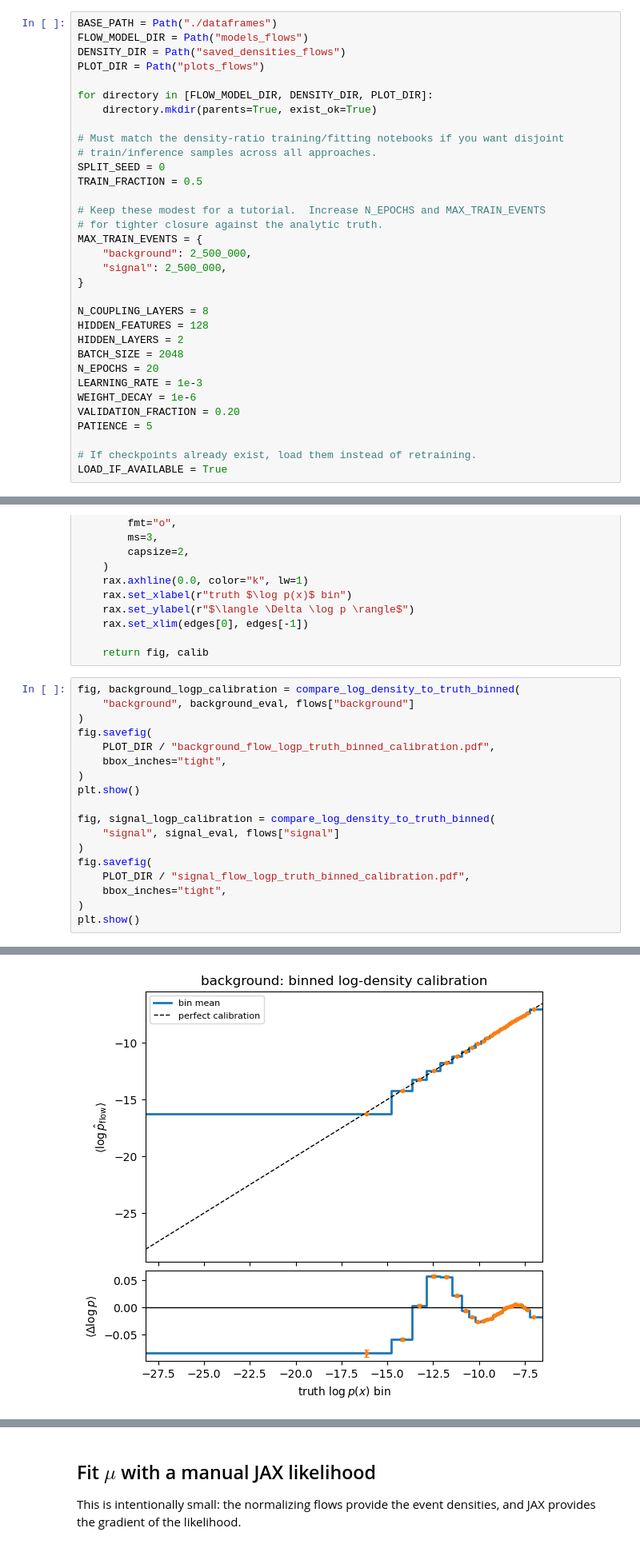
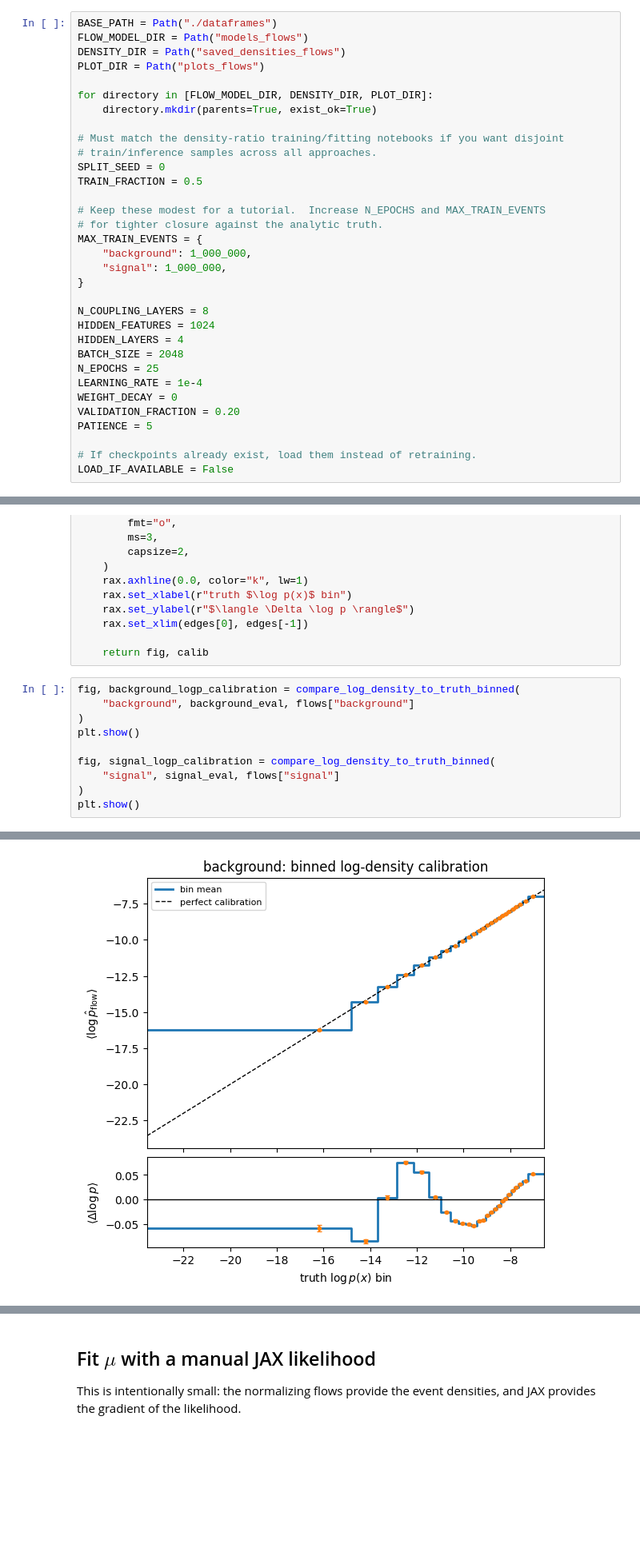
Before and after one commit to Ragansu/NSBI-workflow-tutorial, a Jupyter notebook: workshops/ml4hep_tifr_colab/Exercise_4_normalizing_flows_density_estimation_direct_likelihood.ipynb, the cells around one changed output, grey strips where cells are left out. Shown at 80% size. Saved outputs shown, nothing was run; the diff lists cells and outputs as text; blank space fills up the shorter version.

```diff
--- a/workshops/ml4hep_tifr_colab/Exercise_4_normalizing_flows_density_estimation_direct_likelihood.ipynb
+++ b/workshops/ml4hep_tifr_colab/Exercise_4_normalizing_flows_density_estimation_direct_likelihood.ipynb
@@ -144,22 +145,22 @@ TRAIN_FRACTION = 0.5
 # Keep these modest for a tutorial.  Increase N_EPOCHS and MAX_TRAIN_EVENTS
 # for tighter closure against the analytic truth.
 MAX_TRAIN_EVENTS = {
-    "background": 2_500_000,
-    "signal": 2_500_000,
+    "background": 1_000_000,
+    "signal": 1_000_000,
 }
 
 N_COUPLING_LAYERS = 8
-HIDDEN_FEATURES = 128
-HIDDEN_LAYERS = 2
+HIDDEN_FEATURES = 1024
+HIDDEN_LAYERS = 4
 BATCH_SIZE = 2048
-N_EPOCHS = 20
-LEARNING_RATE = 1e-3
-WEIGHT_DECAY = 1e-6
+N_EPOCHS = 25
+LEARNING_RATE = 1e-4
+WEIGHT_DECAY = 0
 VALIDATION_FRACTION = 0.20
 PATIENCE = 5
 
 # If checkpoints already exist, load them instead of retraining.
-LOAD_IF_AVAILABLE = True
+LOAD_IF_AVAILABLE = False
 # %% [markdown]
 ## Load data and make the same train/inference split
 
@@ -825,19 +837,11 @@ def compare_log_density_to_truth_binned(
 # %%
 fig, background_logp_calibration = compare_log_density_to_truth_binned(
     "background", background_eval, flows["background"]
-)
-fig.savefig(
-    PLOT_DIR / "background_flow_logp_truth_binned_calibration.pdf",
-    bbox_inches="tight",
 )
 plt.show()
 
 fig, signal_logp_calibration = compare_log_density_to_truth_binned(
     "signal", signal_eval, flows["signal"]
 )
-fig.savefig(
-    PLOT_DIR / "signal_flow_logp_truth_binned_calibration.pdf",
-    bbox_inches="tight",
-)
 plt.show()
 # %% [output]
@@ -845 +849 @@ background: binned bias = -0.0067, binned RMS bias = 0.0290, max |bin bias| = 0.
-[figure, old version]
+[figure, new version]
```
Also changed, not shown: parts of 15 cells of this notebook.
